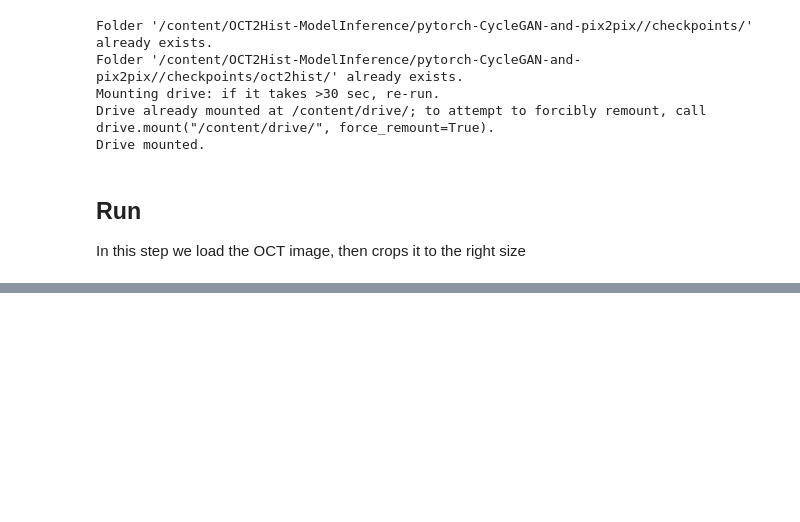
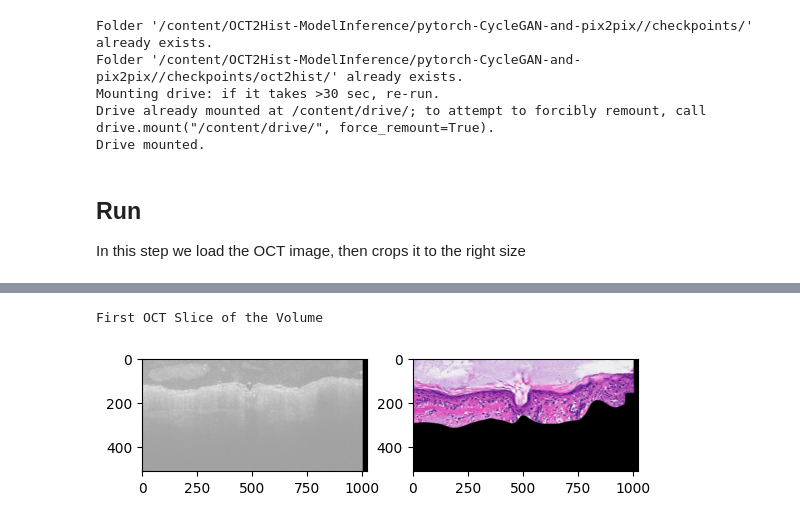
Before and after one commit to WinetraubLab/OCT2Hist-ModelInference, a Jupyter notebook: run_oct2hist3D.ipynb, the cells around one changed output, grey strips where cells are left out. Cells and saved outputs as stored; diff of their text form; code cells hidden in the pictures; blank space fills up the shorter version.

Commit message:
Print the first and last volume

```diff
--- a/run_oct2hist3D.ipynb
+++ b/run_oct2hist3D.ipynb
@@ -82,6 +82,43 @@ def merge_tiff_files(input_folder, output_file):
 
     # Save as multi-page TIFF
     images[0].save(output_file, save_all=True, append_images=images[1:])
+
+def process_one_oct_slice(
+    volume_indx, oct_volume, x0, z0,
+    microns_per_pixel_x, microns_per_pixel_z, min_signal_threshold,
+    show_image=False):
+
+  # Crop
+  oct_image = cv2.cvtColor(oct_volume[volume_indx,:,:], cv2.COLOR_GRAY2BGR)
+  cropped = crop(oct_image, target_width=1024, target_height=512,
+                 x0=x0, z0=z0[volume_indx])
+
+  # Run Inference
+  virtual_histology_image, *_ = oct2hist.run_network(
+    cropped,
+    microns_per_pixel_x = microns_per_pixel_x,
+    microns_per_pixel_z = microns_per_pixel_z,
+    min_signal_threshold = min_signal_threshold
+    )
+
+  # Present image to user if needed
+  if show_image:
+    showTwoImgs(cropped, virtual_histology_image)
+
+  # Undo any cropping and bring back to OCT resolution
+  padded_image = np.zeros_like(oct_image)
+  oct_height, oct_width, _ = oct_image.shape
+  vhist_height, vhist_width, _ = virtual_histology_image.shape
+  height = min(oct_height, vhist_height)
+  width = min(oct_width, vhist_width)
+  padded_image[z0[volume_indx]:height, 0:width, :] = (
+      virtual_histology_image[0:height-z0[volume_indx], 0:width, :])
+  virtual_histology_image = padded_image
+
+  # Save to tmp file
+  filepath = tmp_folder + "{0:04}.png".format(volume_indx)
+  bgr_image = cv2.cvtColor(virtual_histology_image, cv2.COLOR_RGB2BGR)
+  cv2.imwrite(filepath, bgr_image)
 # %% [markdown]
 ## Run
 In this step we load the OCT image, then crops it to the right size
@@ -166,0 +153,11 @@ KeyboardInterrupt:
+# %%
+# @title First OCT Slice
+print("First OCT Slice of the Volume")
+process_one_oct_slice(
+    0, # First slice
+    oct_volume, x0, z0,
+    microns_per_pixel_x, microns_per_pixel_z, min_signal_threshold,
+    True)
+# %% [output]
+First OCT Slice of the Volume
+[figure, added]
```
Also changed, not shown: parts of 5 cells of this notebook.
